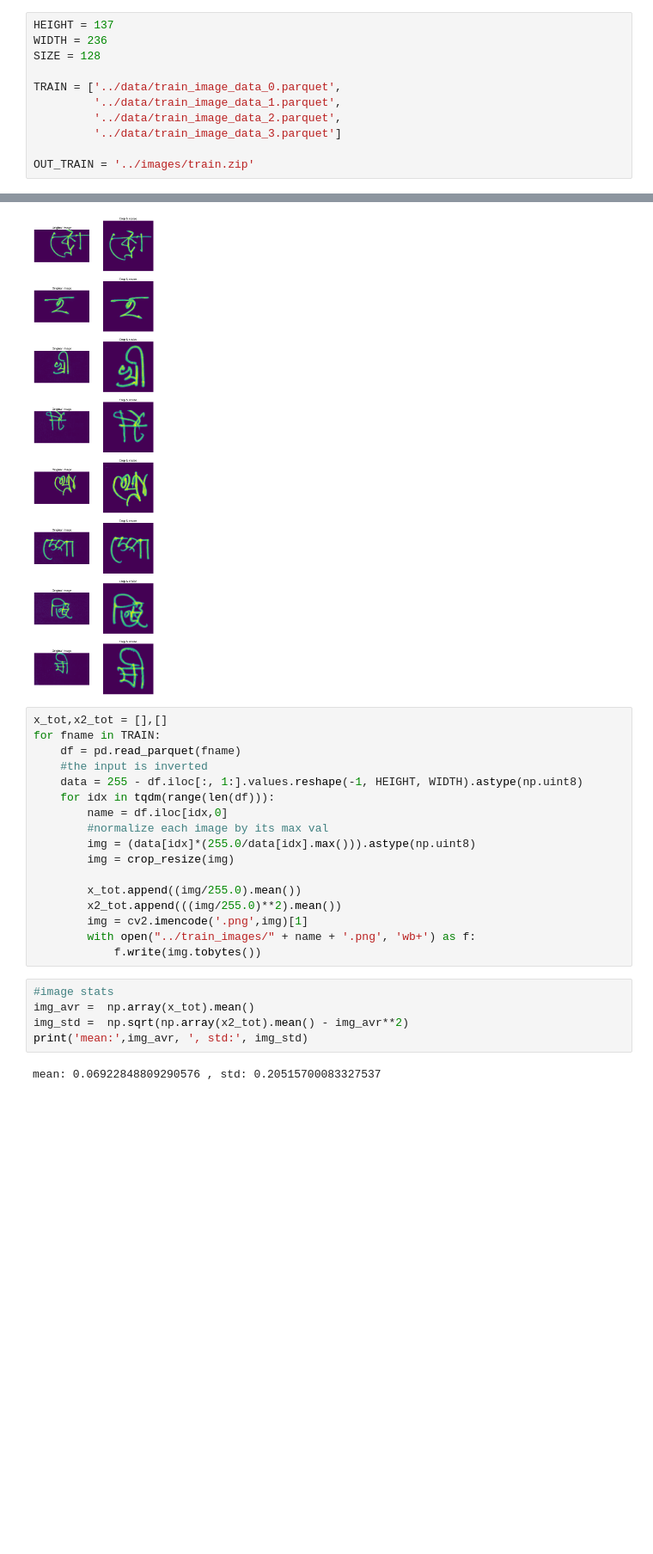
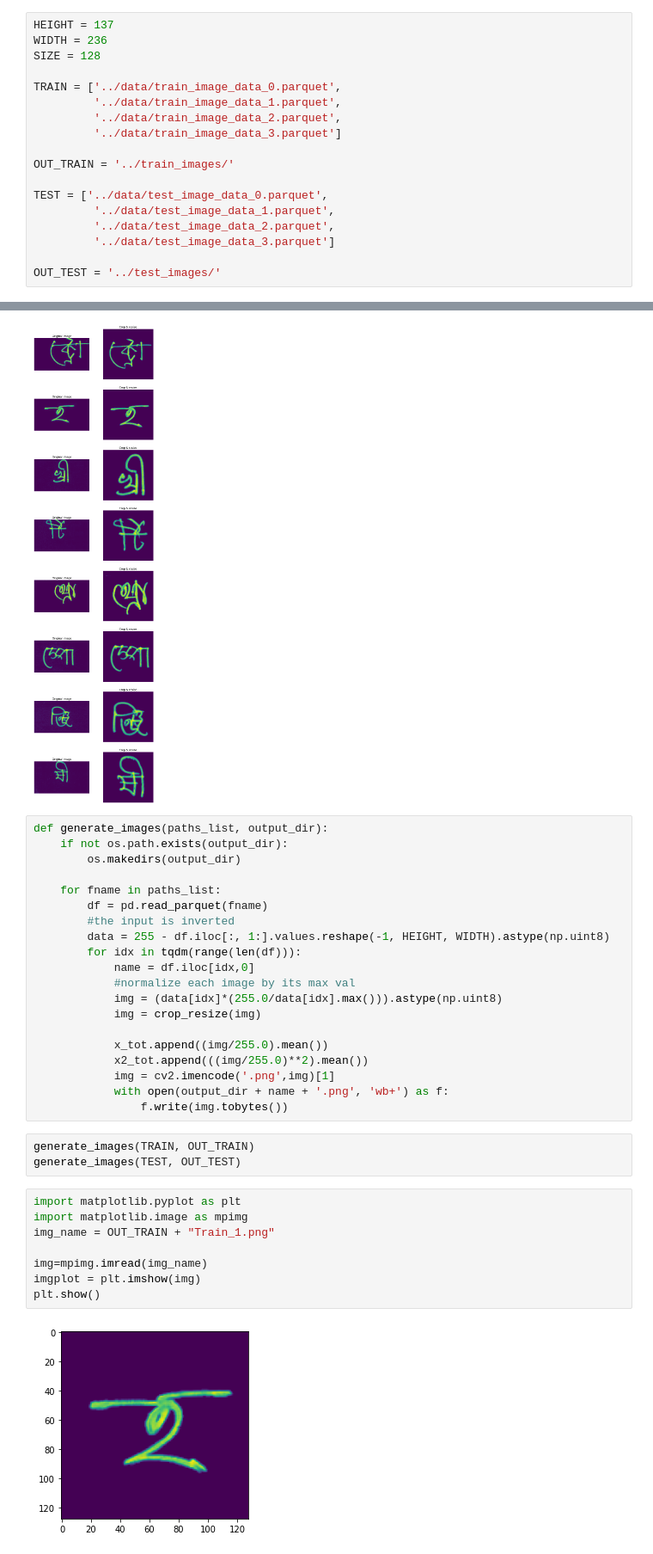
Before and after one commit to sdash-usfca/Grapheme-Classification, a Jupyter notebook: img_processing.ipynb, the cells around one changed output, grey strips where cells are left out. Shown: that part at 86% size. Saved outputs shown, nothing was run; the diff lists cells and outputs as text; blank space fills up the shorter version.

Commit message:
Changes related to image preprocessing for both train and test paraquet files

```diff
--- a/img_processing.ipynb
+++ b/img_processing.ipynb
@@ -18,7 +19,14 @@ TRAIN = ['../data/train_image_data_0.parquet',
          '../data/train_image_data_2.parquet',
          '../data/train_image_data_3.parquet']
 
-OUT_TRAIN = '../images/train.zip'
+OUT_TRAIN = '../train_images/'
+
+TEST = ['../data/test_image_data_0.parquet',
+         '../data/test_image_data_1.parquet',
+         '../data/test_image_data_2.parquet',
+         '../data/test_image_data_3.parquet']
+
+OUT_TEST = '../test_images/'
 # %%
 def bbox(img):
     rows = np.any(img, axis=1)
@@ -66,26 +74,35 @@ plt.show()
 # %% [output]
 [figure]
 # %%
-x_tot,x2_tot = [],[]
-for fname in TRAIN:
-    df = pd.read_parquet(fname)
-    #the input is inverted
-    data = 255 - df.iloc[:, 1:].values.reshape(-1, HEIGHT, WIDTH).astype(np.uint8)
-    for idx in tqdm(range(len(df))):
-        name = df.iloc[idx,0]
-        #normalize each image by its max val
-        img = (data[idx]*(255.0/data[idx].max())).astype(np.uint8)
-        img = crop_resize(img)
+def generate_images(paths_list, output_dir):
+    if not os.path.exists(output_dir):
+        os.makedirs(output_dir)
 
-        x_tot.append((img/255.0).mean())
-        x2_tot.append(((img/255.0)**2).mean())
-        img = cv2.imencode('.png',img)[1]
-        with open("../train_images/" + name + '.png', 'wb+') as f:
-            f.write(img.tobytes())
+    for fname in paths_list:
+        df = pd.read_parquet(fname)
+        #the input is inverted
+        data = 255 - df.iloc[:, 1:].values.reshape(-1, HEIGHT, WIDTH).astype(np.uint8)
+        for idx in tqdm(range(len(df))):
+            name = df.iloc[idx,0]
+            #normalize each image by its max val
+            img = (data[idx]*(255.0/data[idx].max())).astype(np.uint8)
+            img = crop_resize(img)
+
+            x_tot.append((img/255.0).mean())
+            x2_tot.append(((img/255.0)**2).mean())
+            img = cv2.imencode('.png',img)[1]
+            with open(output_dir + name + '.png', 'wb+') as f:
+                f.write(img.tobytes())
-# %%
-#image stats
-img_avr =  np.array(x_tot).mean()
-img_std =  np.sqrt(np.array(x2_tot).mean() - img_avr**2)
-print('mean:',img_avr, ', std:', img_std)
-# %% [output]
-mean: 0.06922848809290576 , std: 0.20515700083327537
+# %%
+generate_images(TRAIN, OUT_TRAIN)
+generate_images(TEST, OUT_TEST)
+# %%
+import matplotlib.pyplot as plt
+import matplotlib.image as mpimg
+img_name = OUT_TRAIN + "Train_1.png"
+
+img=mpimg.imread(img_name)
+imgplot = plt.imshow(img)
+plt.show()
+# %% [output]
+[figure, added]
```
Also changed, not shown: parts of 1 cell of this notebook.
